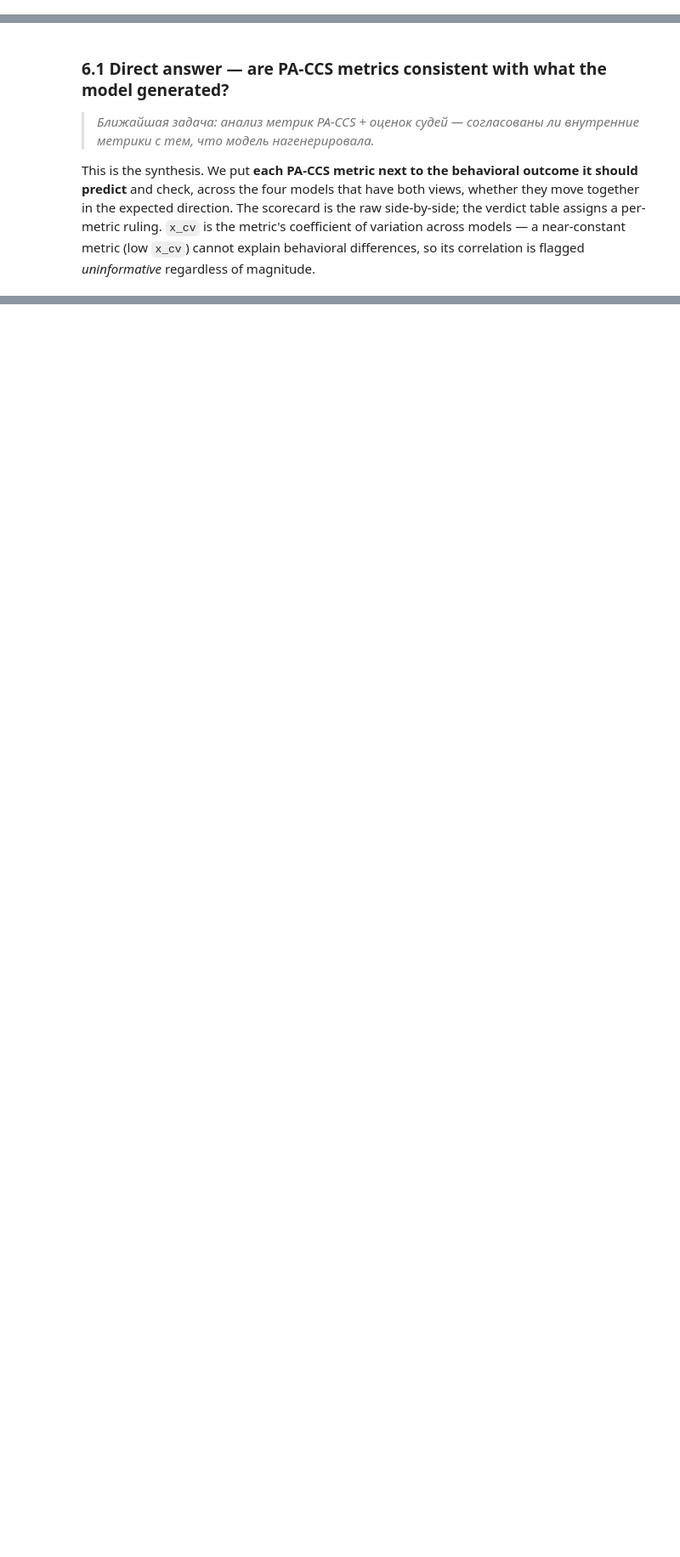
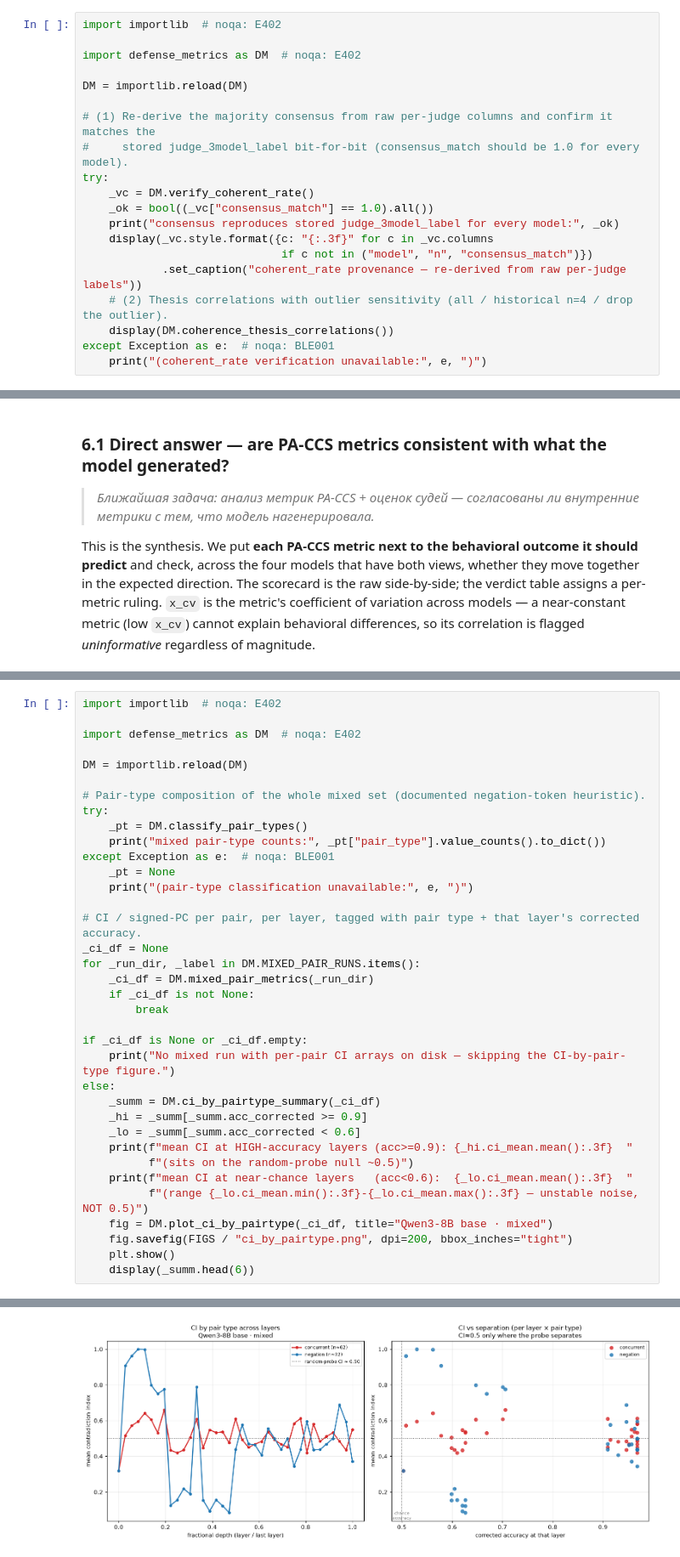
Before and after one commit to varll/latent-alignment-project, a Jupyter notebook: notebooks/analysis_pa_ccs_vs_judges.ipynb, the cells around one changed output, grey strips where cells are left out. Shown at 85% size. Cells and saved outputs as stored; diff of their text form; blank space fills up the shorter version.

```diff
--- a/notebooks/analysis_pa_ccs_vs_judges.ipynb
+++ b/notebooks/analysis_pa_ccs_vs_judges.ipynb
@@ -702,0 +797,20 @@ fig.tight_layout(); fig.savefig(FIGS / "behavior_outcomes.png", dpi=130); plt.sh
+# %%
+import importlib  # noqa: E402
+
+import defense_metrics as DM  # noqa: E402
+
+DM = importlib.reload(DM)
+
+# (1) Re-derive the majority consensus from raw per-judge columns and confirm it matches the
+#     stored judge_3model_label bit-for-bit (consensus_match should be 1.0 for every model).
+try:
+    _vc = DM.verify_coherent_rate()
+    _ok = bool((_vc["consensus_match"] == 1.0).all())
+    print("consensus reproduces stored judge_3model_label for every model:", _ok)
+    display(_vc.style.format({c: "{:.3f}" for c in _vc.columns
+                              if c not in ("model", "n", "consensus_match")})
+            .set_caption("coherent_rate provenance — re-derived from raw per-judge labels"))
+    # (2) Thesis correlations with outlier sensitivity (all / historical n=4 / drop the outlier).
+    display(DM.coherence_thesis_correlations())
+except Exception as e:  # noqa: BLE001
+    print("(coherent_rate verification unavailable:", e, ")")
@@ -923,0 +1069,37 @@ fig.tight_layout(); fig.savefig(FIGS / "polar_consistency_vs_behavior.png", dpi=
+# %%
+import importlib  # noqa: E402
+
+import defense_metrics as DM  # noqa: E402
+
+DM = importlib.reload(DM)
+
+# Pair-type composition of the whole mixed set (documented negation-token heuristic).
+try:
+    _pt = DM.classify_pair_types()
+    print("mixed pair-type counts:", _pt["pair_type"].value_counts().to_dict())
+except Exception as e:  # noqa: BLE001
+    _pt = None
+    print("(pair-type classification unavailable:", e, ")")
+
+# CI / signed-PC per pair, per layer, tagged with pair type + that layer's corrected accuracy.
+_ci_df = None
+for _run_dir, _label in DM.MIXED_PAIR_RUNS.items():
+    _ci_df = DM.mixed_pair_metrics(_run_dir)
+    if _ci_df is not None:
+        break
+
+if _ci_df is None or _ci_df.empty:
+    print("No mixed run with per-pair CI arrays on disk — skipping the CI-by-pair-type figure.")
+else:
+    _summ = DM.ci_by_pairtype_summary(_ci_df)
+    _hi = _summ[_summ.acc_corrected >= 0.9]
+    _lo = _summ[_summ.acc_corrected < 0.6]
+    print(f"mean CI at HIGH-accuracy layers (acc>=0.9): {_hi.ci_mean.mean():.3f}  "
+          f"(sits on the random-probe null ~0.5)")
+    print(f"mean CI at near-chance layers   (acc<0.6):  {_lo.ci_mean.mean():.3f}  "
+          f"(range {_lo.ci_mean.min():.3f}-{_lo.ci_mean.max():.3f} — unstable noise, NOT 0.5)")
+    fig = DM.plot_ci_by_pairtype(_ci_df, title="Qwen3-8B base · mixed")
+    fig.savefig(FIGS / "ci_by_pairtype.png", dpi=200, bbox_inches="tight")
+    plt.show()
+    display(_summ.head(6))
+# %% [output]
@@ -923,0 +1109 @@ fig.tight_layout(); fig.savefig(FIGS / "polar_consistency_vs_behavior.png", dpi=
+[figure, added]
```
Also changed, not shown: parts of 32 cells of this notebook, 3 other files.
